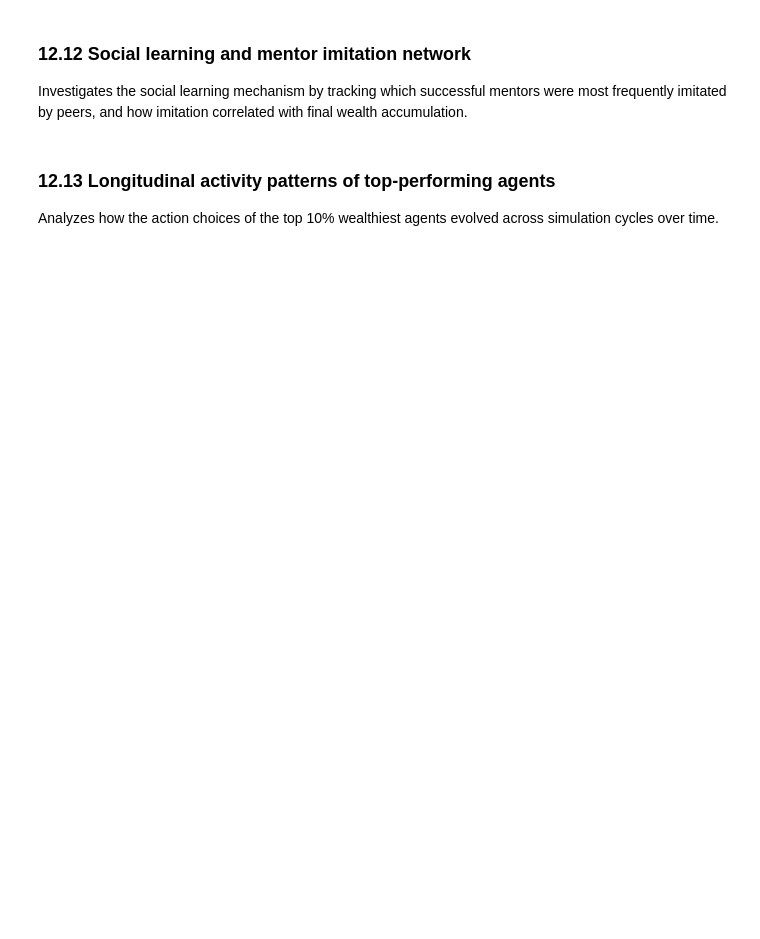
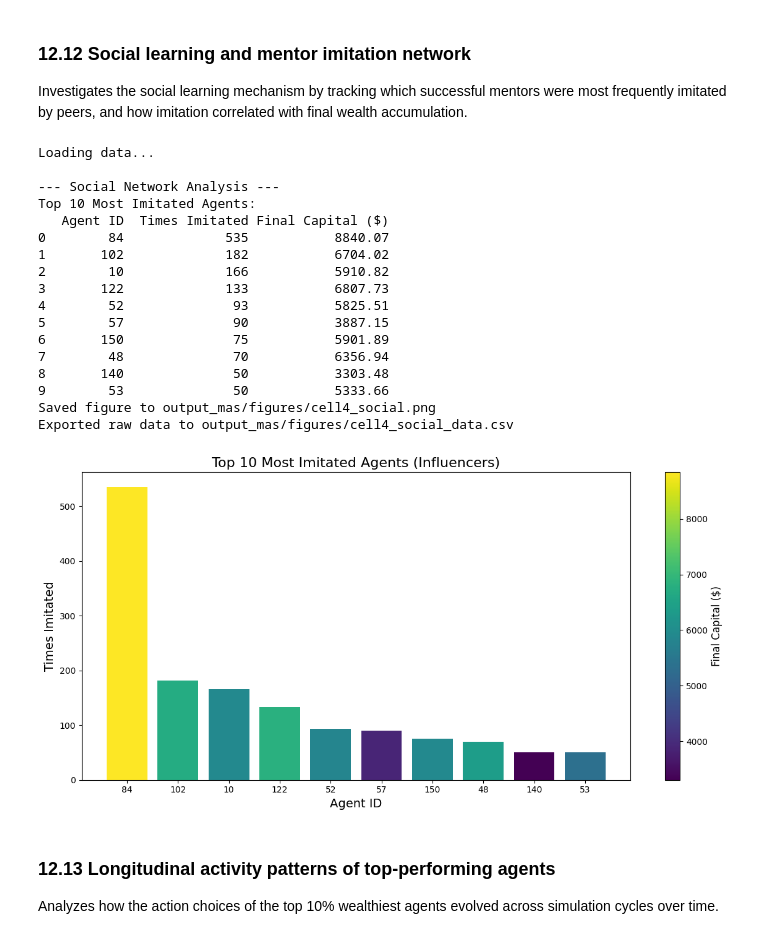
Before and after one commit to hate-bugs/ProcessMiningGroup10, a Jupyter notebook: notebook.ipynb, the cells around one changed output. Drawn from its saved outputs; the diff is of its cells as text; code cells hidden in the pictures; blank space fills up the shorter version.

```diff
--- a/notebook.ipynb
+++ b/notebook.ipynb
@@ -1755,33 +1999,61 @@ print("\n--- Social Network Analysis ---")
 print("Top 10 Most Imitated Agents:")
 print(pd.DataFrame({
     'Agent ID': top_mentor_ids,
     'Times Imitated': top_mentor_counts,
     'Final Capital ($)': [f"{c:.2f}" for c in top_mentor_capitals]
 }))
 
 # 5. Visualization
 plt.style.use('default')
 plt.figure(figsize=(12, 6))
 
 # Create a colormap based on capital
 norm = plt.Normalize(top_mentor_capitals.min(), top_mentor_capitals.max())
 colors = cm.viridis(norm(top_mentor_capitals))
 
 bars = plt.bar([str(i) for i in top_mentor_ids], top_mentor_counts, color=colors)
 
 # Add colorbar
 sm = plt.cm.ScalarMappable(cmap=cm.viridis, norm=norm)
 sm.set_array([])
 cbar = plt.colorbar(sm, ax=plt.gca())
 cbar.set_label('Final Capital ($)', fontsize=12)
 
 plt.title('Top 10 Most Imitated Agents (Influencers)', fontsize=16)
 plt.xlabel('Agent ID', fontsize=14)
 plt.ylabel('Times Imitated', fontsize=14)
 plt.tight_layout()
 
 plt.savefig('output_mas/figures/cell4_social.png')
 print("Saved figure to output_mas/figures/cell4_social.png")
+
+# ── Export raw data for LaTeX/TikZ ──
+mentor_export = pd.DataFrame({
+    'agent_id': top_mentor_ids,
+    'times_imitated': top_mentor_counts,
+    'final_capital': top_mentor_capitals,
+})
+mentor_export.to_csv('output_mas/figures/cell4_social_data.csv', index=False)
+print('Exported raw data to output_mas/figures/cell4_social_data.csv')
+# %% [output]
+Loading data...
+
+--- Social Network Analysis ---
+Top 10 Most Imitated Agents:
+   Agent ID  Times Imitated Final Capital ($)
+0        84             535           8840.07
+1       102             182           6704.02
+2        10             166           5910.82
+3       122             133           6807.73
+4        52              93           5825.51
+5        57              90           3887.15
+6       150              75           5901.89
+7        48              70           6356.94
+8       140              50           3303.48
+9        53              50           5333.66
+Saved figure to output_mas/figures/cell4_social.png
+Exported raw data to output_mas/figures/cell4_social_data.csv
+[figure, added]
 # %% [markdown]
 ### 12.13 Longitudinal activity patterns of top-performing agents
 
```
Also changed, not shown: parts of 44 cells of this notebook.
